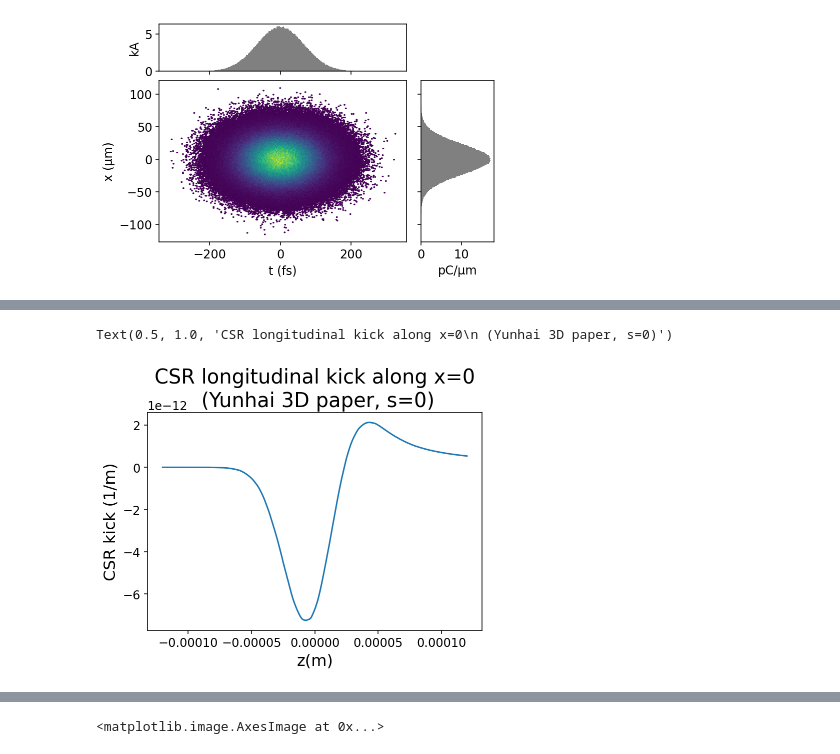
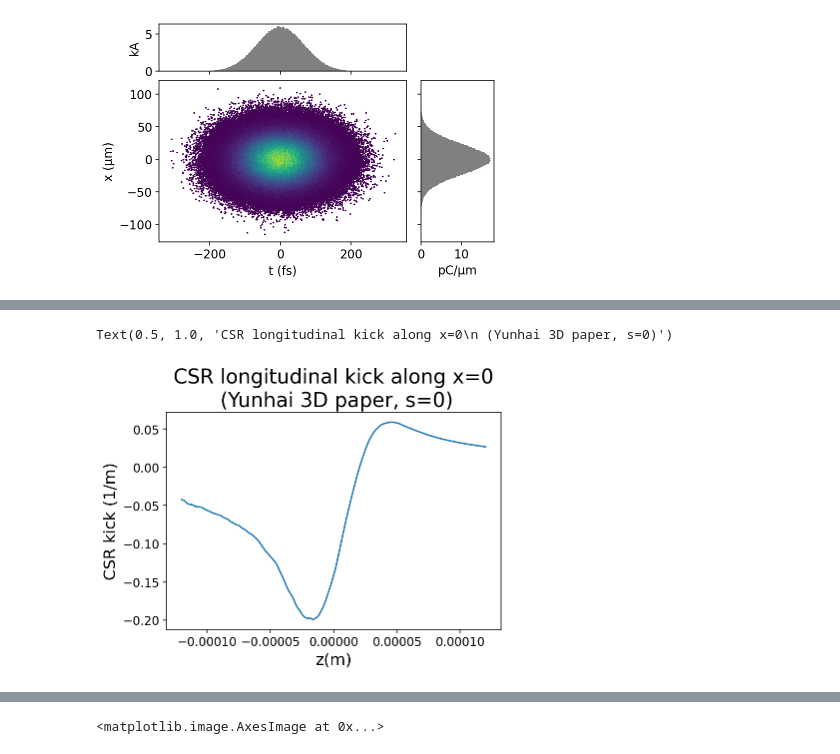
Before and after one commit to weiyuanlou/PyCSR2D, a Jupyter notebook: benchmarking/one_bend/CT2.ipynb, the cells around one changed output, grey strips where cells are left out. Drawn from its saved outputs; the diff is of its cells as text; code cells hidden in the pictures.

```diff
--- a/benchmarking/one_bend/CT2.ipynb
+++ b/benchmarking/one_bend/CT2.ipynb
@@ -31,7 +31,7 @@ r_e = scipy.constants.value('classical electron radius')
 gamma = 9804
 # gamma = 9.784756043574142e+03  # Glen
 
-rho = 10.34  # Bend radius in m
+rho = 10.34 * 100 # Bend radius in m
 LB = 0.5     # Bend length in m
 
 # Desired beam optics at the END of the bend ( see Yunhai's 3D CSR paper )
@@ -185,8 +189,6 @@ P['sigma_p']/P0c
 # %%
 # Main switch
 CSRon = True
-# %%
-rho = -10.34
 # %%
 # save the initial status
 
@@ -219,7 +221,7 @@ for i in range(1):
         zlim = [-6 * sigma_z, 6 * sigma_z]
 
         with cf.ProcessPoolExecutor(max_workers=12) as executor:
-            output = csr2d_kick_calc(beam[4,:], beam[0,:], charges, gamma = 10000, rho = rho, nz=200, nx=200,
+            output = csr2d_kick_calc(beam[4,:], beam[0,:], charges, gamma = 10000, rho = rho, nz=600, nx=600,
                                      zlim = zlim, xlim = xlim,
                                      map_f = executor.map,
                                      debug=True)
@@ -276,11 +289,11 @@ P.plot('t', 'x', bins=250)
 # %%
 kick_factor = r_e*Q/e_charge/gamma
 
-plt.plot(output['zvec'],output['Ws_grid'][:,100]*kick_factor/W0/P0c*c_light)
+plt.plot(output['zvec'],output['Ws_grid'][:,100]*kick_factor  *P0c/W0)
 plt.xlabel('z(m)', fontsize=16)
 plt.ylabel('CSR kick (1/m)', fontsize=16)
 plt.title('CSR longitudinal kick along x=0\n (Yunhai 3D paper, s=0)',  fontsize=20)
 #plt.legend()
 # %% [output]
 Text(0.5, 1.0, 'CSR longitudinal kick along x=0\n (Yunhai 3D paper, s=0)')
-[figure, old version]
+[figure, new version]
```
Also changed, not shown: parts of 11 cells of this notebook, 3 other files.
